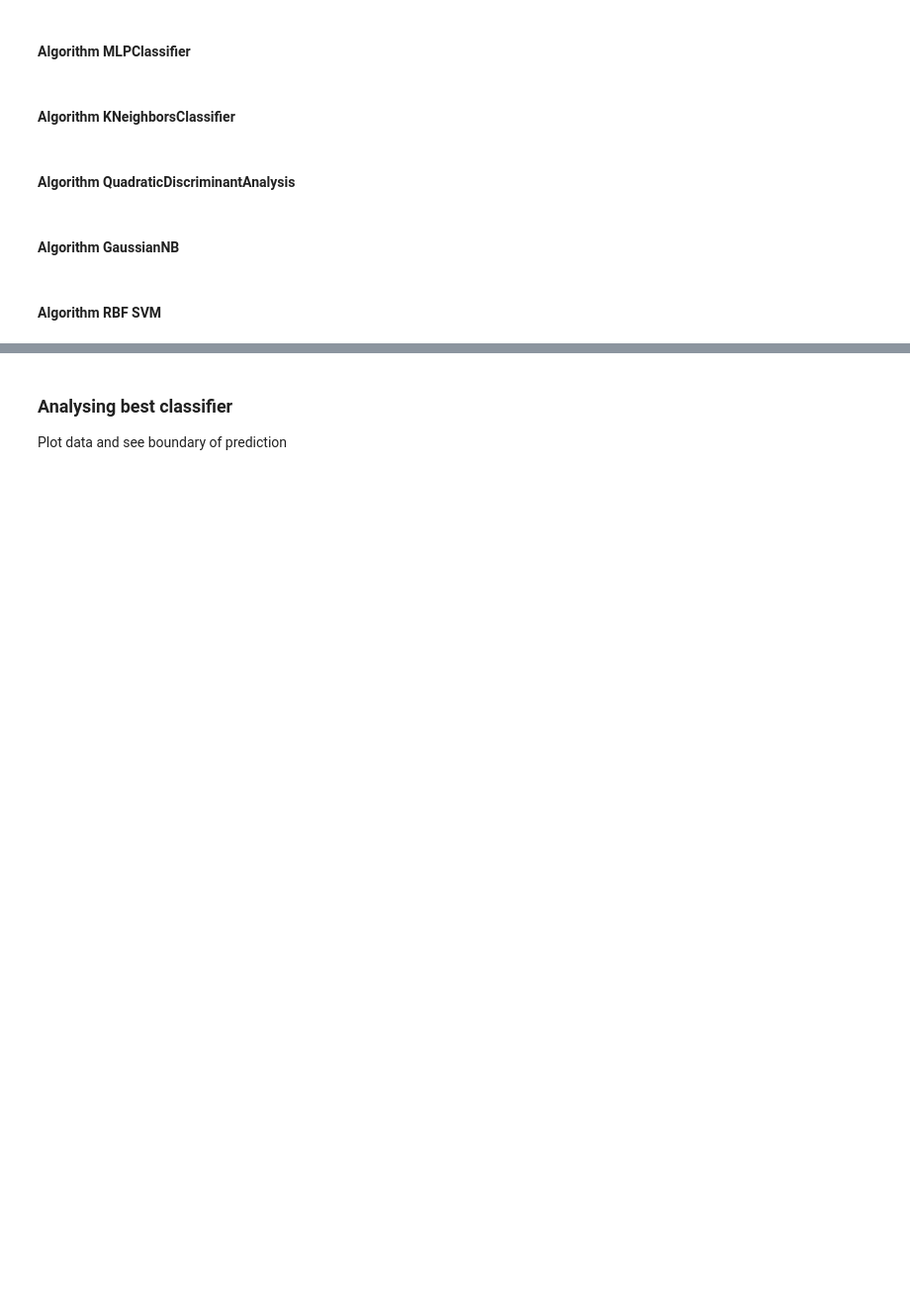
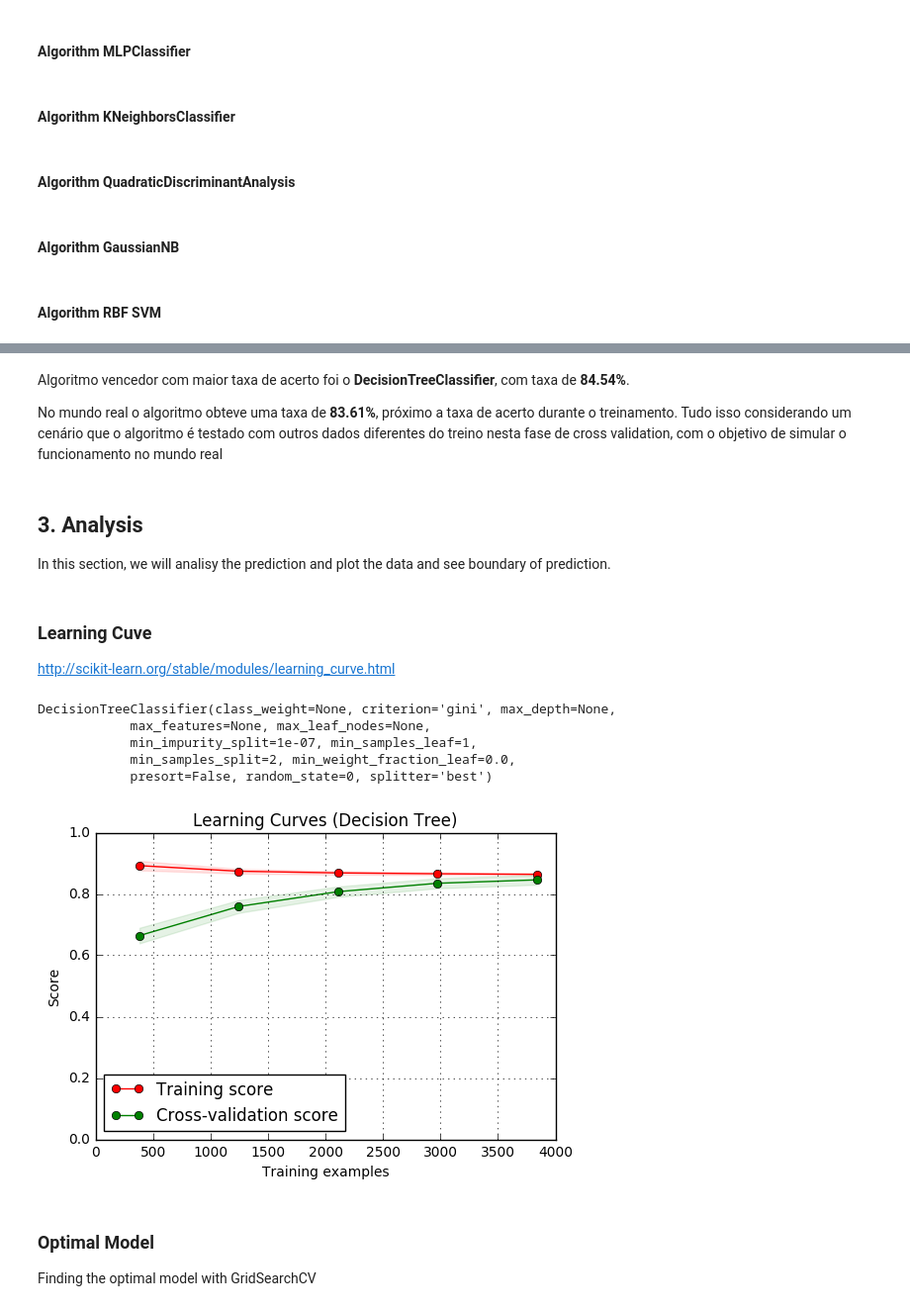
Before and after one commit to thiagomarquesrocha/Kaio-machine-learning-human-face-detection, a Jupyter notebook: kaio/kaio.ipynb, the cells around one changed output, grey strips where cells are left out. Shown: that part at 99% size. Cells and saved outputs as stored; diff of their text form; code cells hidden in the pictures; blank space fills up the shorter version.

```diff
--- a/kaio/kaio.ipynb
+++ b/kaio/kaio.ipynb
@@ -339,4 +377,8 @@ Total de elementos : 4263
+# %% [markdown]
+Algoritmo vencedor com maior taxa de acerto foi o **DecisionTreeClassifier**, com taxa de **84.54%**.
+
+No mundo real o algoritmo obteve uma taxa de **83.61%**, próximo a taxa de acerto durante o treinamento. Tudo isso considerando um cenário que o algoritmo é testado com outros dados diferentes do treino nesta fase de cross validation, com o objetivo de simular o funcionamento no mundo real
 # %% [markdown]
-### Analysing best classifier
+## 3. Analysis
 
-Plot data and see boundary of prediction
+In this section, we will analisy the prediction and plot the data and see boundary of prediction.
@@ -346,0 +385,29 @@ Plot data and see boundary of prediction
+# %% [markdown]
+### Learning Cuve
+
+http://scikit-learn.org/stable/modules/learning_curve.html
+# %%
+from sklearn.model_selection import ShuffleSplit
+
+title = "Learning Curves (Decision Tree)"
+# Cross validation with 100 iterations to get smoother mean test and train
+# score curves, each time with 10% data randomly selected as a validation set.
+cv = ShuffleSplit(n_splits=100, test_size=0.1, random_state=0)
+
+estimator = vencedor
+plot_learning_curve(estimator, title, X, Y, ylim=(0, 1.0), cv=cv, n_jobs=4)
+
+print vencedor
+
+plt.show()
+# %% [output]
+DecisionTreeClassifier(class_weight=None, criterion='gini', max_depth=None,
+            max_features=None, max_leaf_nodes=None,
+            min_impurity_split=1e-07, min_samples_leaf=1,
+            min_samples_split=2, min_weight_fraction_leaf=0.0,
+            presort=False, random_state=0, splitter='best')
+[figure, added]
+# %% [markdown]
+### Optimal Model
+
+Finding the optimal model with GridSearchCV
```
Also changed, not shown: parts of 21 cells of this notebook, 6 other files.
